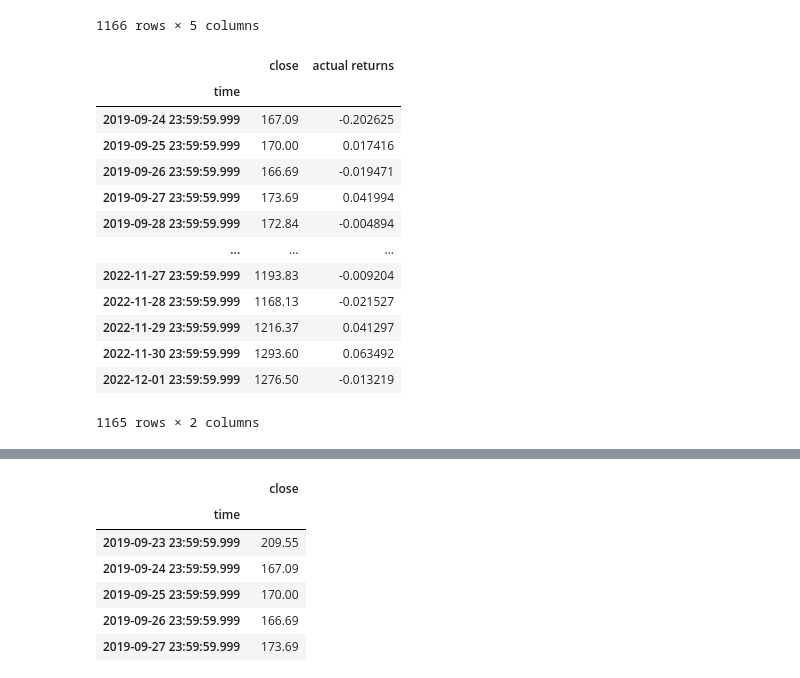
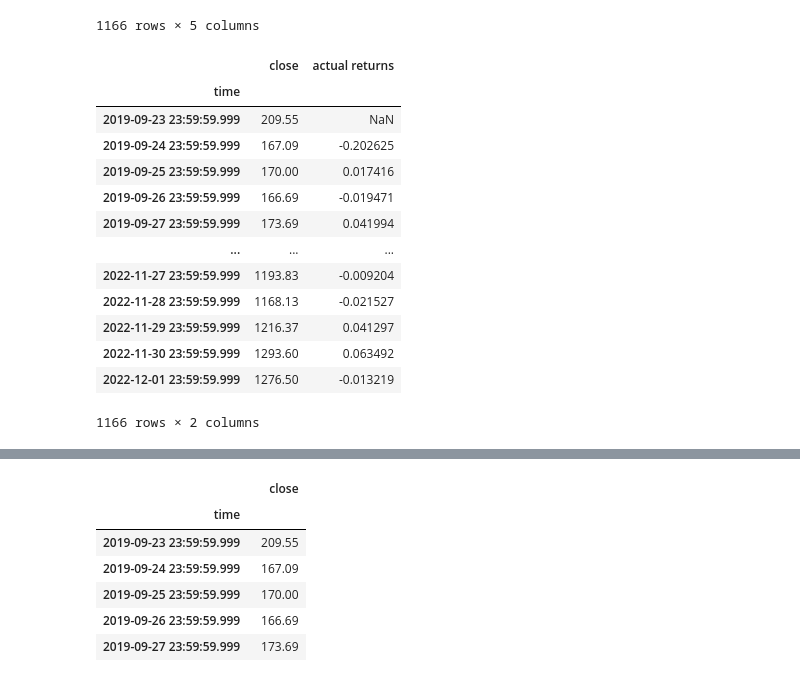
Before and after one commit to jdonnelly0804/project-2, a Jupyter notebook: ravi.ipynb, the cells around one changed output, grey strips where cells are left out. Saved outputs shown, nothing was run; the diff lists cells and outputs as text; code cells hidden in the pictures.

```diff
--- a/ravi.ipynb
+++ b/ravi.ipynb
@@ -55,22 +52,22 @@ eth_df
 # %%
 signals_df = eth_df.loc[:,['close']]
 signals_df['actual returns'] = signals_df['close'].pct_change()
-signals_df = signals_df.dropna()
+# signals_df = signals_df.dropna()
 
 # Review the updated dataframe
 signals_df
 # %% [output]
 |  | close | actual returns |
 | time |  |  |
+| 2019-09-23 23:59:59.999 | 209.55 | NaN |
 | 2019-09-24 23:59:59.999 | 167.09 | -0.202625 |
 | 2019-09-25 23:59:59.999 | 170.00 | 0.017416 |
 | 2019-09-26 23:59:59.999 | 166.69 | -0.019471 |
 | 2019-09-27 23:59:59.999 | 173.69 | 0.041994 |
-| 2019-09-28 23:59:59.999 | 172.84 | -0.004894 |
 | ... | ... | ... |
 | 2022-11-27 23:59:59.999 | 1193.83 | -0.009204 |
 | 2022-11-28 23:59:59.999 | 1168.13 | -0.021527 |
 | 2022-11-29 23:59:59.999 | 1216.37 | 0.041297 |
 | 2022-11-30 23:59:59.999 | 1293.60 | 0.063492 |
 | 2022-12-01 23:59:59.999 | 1276.50 | -0.013219 |
-1165 rows × 2 columns
+1166 rows × 2 columns
```
Also changed, not shown: parts of 38 cells of this notebook.
